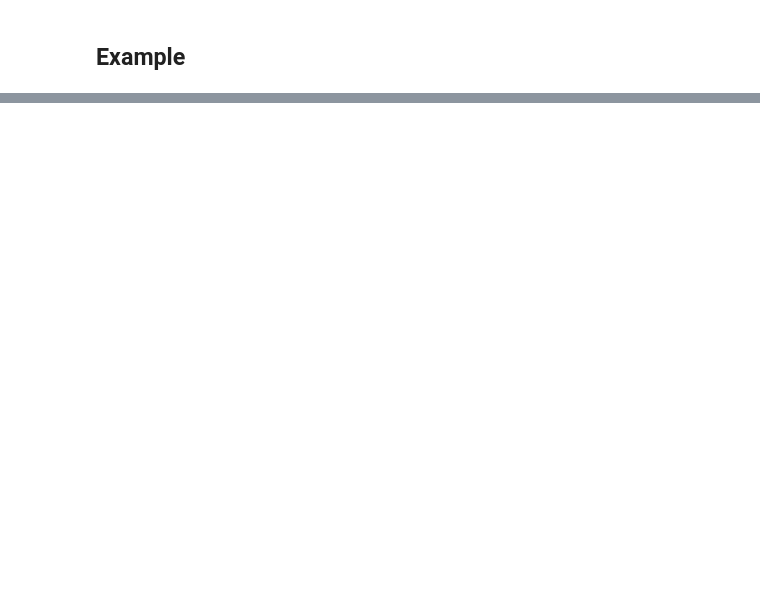
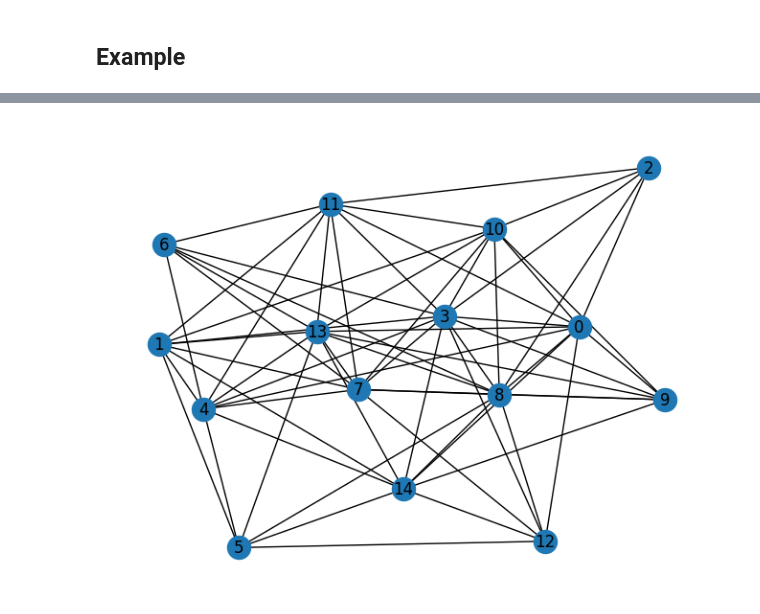
Before and after one commit to iitis/AkademiaSztukiKwantowej, a Jupyter notebook: quantum_annealing/QUBO.ipynb, the cells around one changed output, grey strips where cells are left out. Cells and saved outputs as stored; diff of their text form; code cells hidden in the pictures; blank space fills up the shorter version.

```diff
--- a/quantum_annealing/QUBO.ipynb
+++ b/quantum_annealing/QUBO.ipynb
@@ -84,3 +84,11 @@ $$\max \sum_{(i,j) \in G} (𝑥_i  + 𝑥_j − 2𝑥_i 𝑥_j) = \min \sum_{(i,
 
 
 ![example](pictures/cut_examples.png)
+# %%
+import networkx as nx
+
+# Create problem graph
+graph = nx.erdos_renyi_graph(n=15, p=0.6, seed=42)
+nx.draw(graph, with_labels=True)
+# %% [output]
+[figure, added]
```
Also changed, not shown: parts of 2 cells of this notebook.
